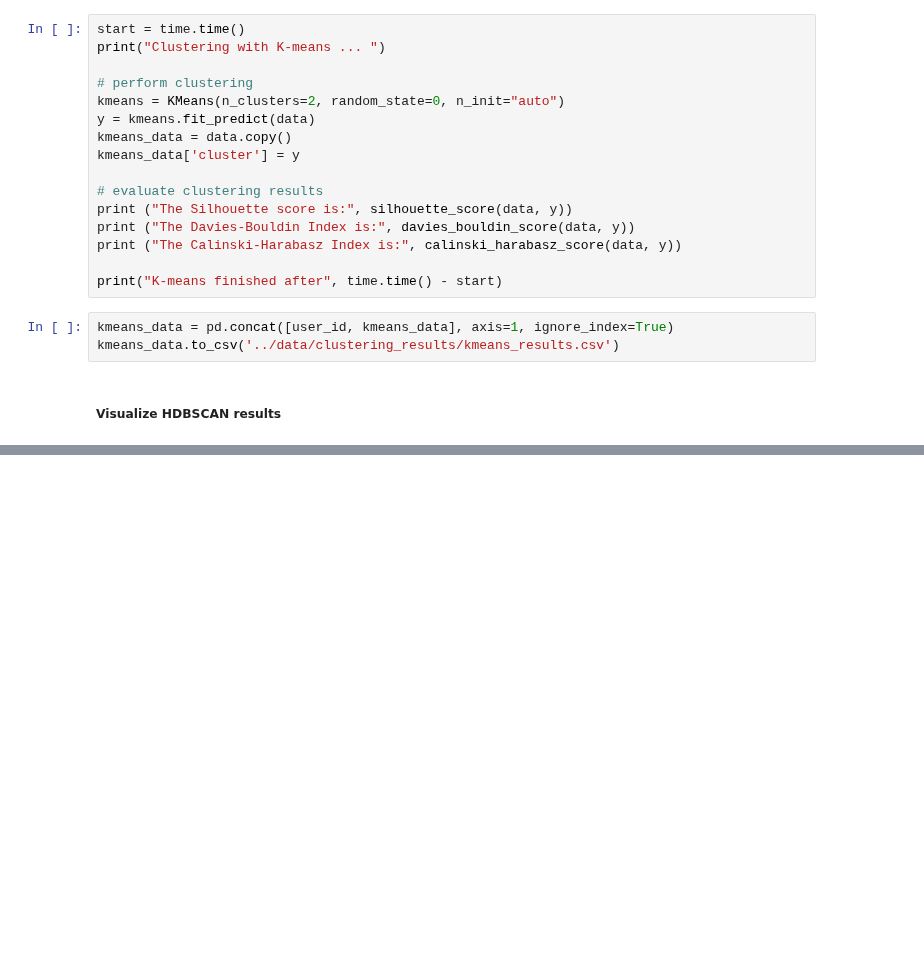
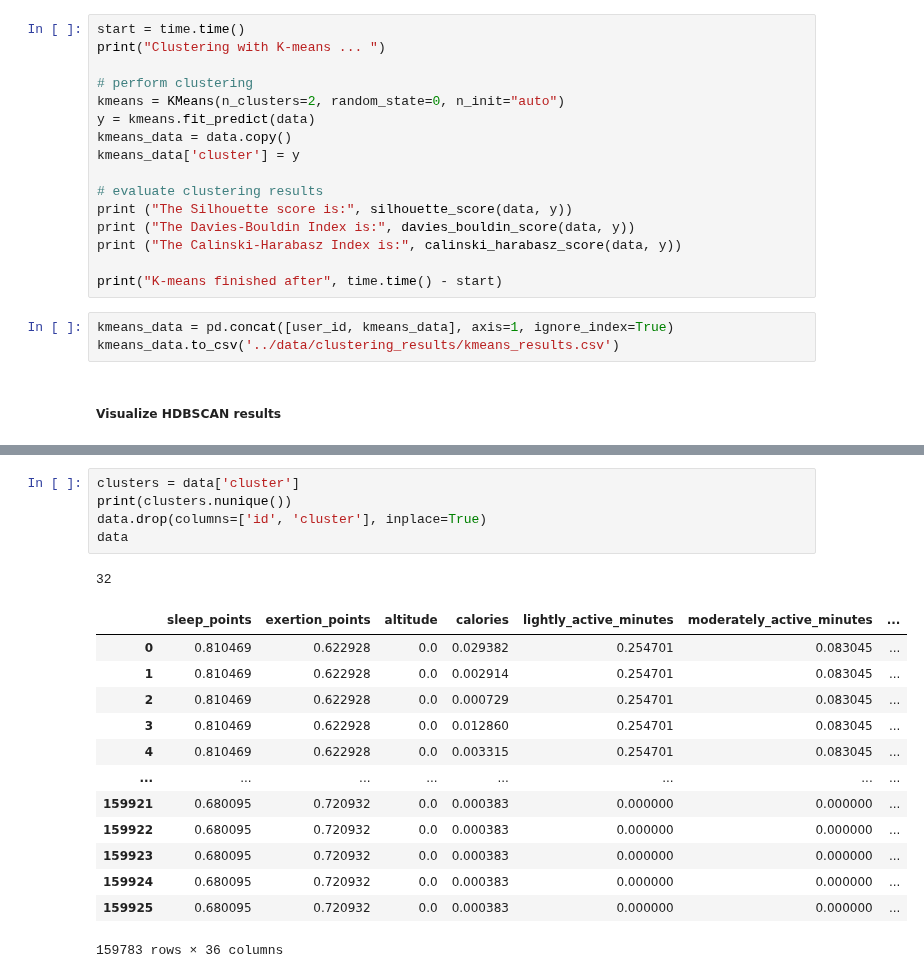
Before and after one commit to eparascho/LLMs-for-explanations, a Jupyter notebook: clustering/baseline_clustering.ipynb, the cells around one changed output, grey strips where cells are left out. Drawn from its saved outputs; the diff is of its cells as text; blank space fills up the shorter version.

```diff
--- a/clustering/baseline_clustering.ipynb
+++ b/clustering/baseline_clustering.ipynb
@@ -165,0 +179,20 @@ InvalidIndexError: (array([False, False,  True, ...,  True,  True,  True]), 0)
+# %%
+clusters = data['cluster']
+print(clusters.nunique())
+data.drop(columns=['id', 'cluster'], inplace=True)
+data
+# %% [output]
+32
+|  | sleep_points | exertion_points | altitude | calories | lightly_active_minutes | moderately_active_minutes | ... |
+| 0 | 0.810469 | 0.622928 | 0.0 | 0.029382 | 0.254701 | 0.083045 | ... |
+| 1 | 0.810469 | 0.622928 | 0.0 | 0.002914 | 0.254701 | 0.083045 | ... |
+| 2 | 0.810469 | 0.622928 | 0.0 | 0.000729 | 0.254701 | 0.083045 | ... |
+| 3 | 0.810469 | 0.622928 | 0.0 | 0.012860 | 0.254701 | 0.083045 | ... |
+| 4 | 0.810469 | 0.622928 | 0.0 | 0.003315 | 0.254701 | 0.083045 | ... |
+| ... | ... | ... | ... | ... | ... | ... | ... |
+| 159921 | 0.680095 | 0.720932 | 0.0 | 0.000383 | 0.000000 | 0.000000 | ... |
+| 159922 | 0.680095 | 0.720932 | 0.0 | 0.000383 | 0.000000 | 0.000000 | ... |
+| 159923 | 0.680095 | 0.720932 | 0.0 | 0.000383 | 0.000000 | 0.000000 | ... |
+| 159924 | 0.680095 | 0.720932 | 0.0 | 0.000383 | 0.000000 | 0.000000 | ... |
+| 159925 | 0.680095 | 0.720932 | 0.0 | 0.000383 | 0.000000 | 0.000000 | ... |
+159783 rows × 36 columns
```
Also changed, not shown: parts of 3 cells of this notebook.
